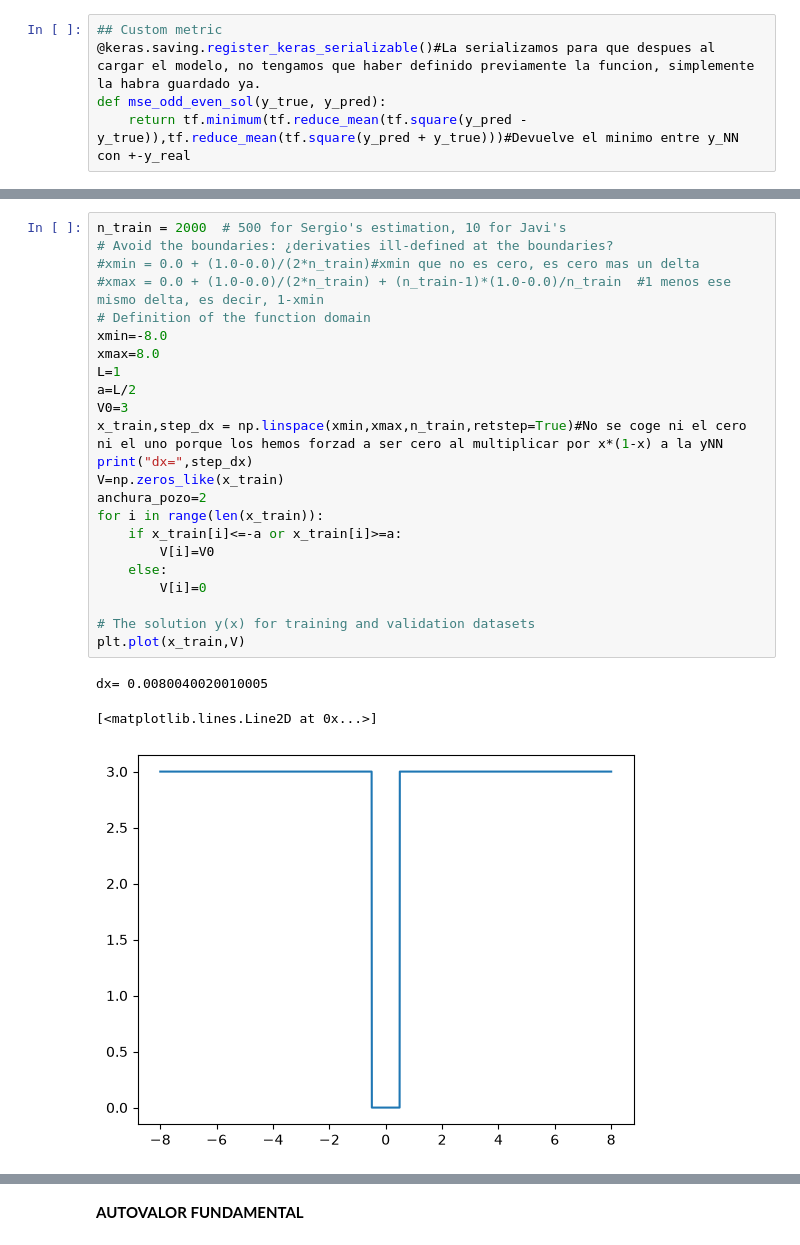
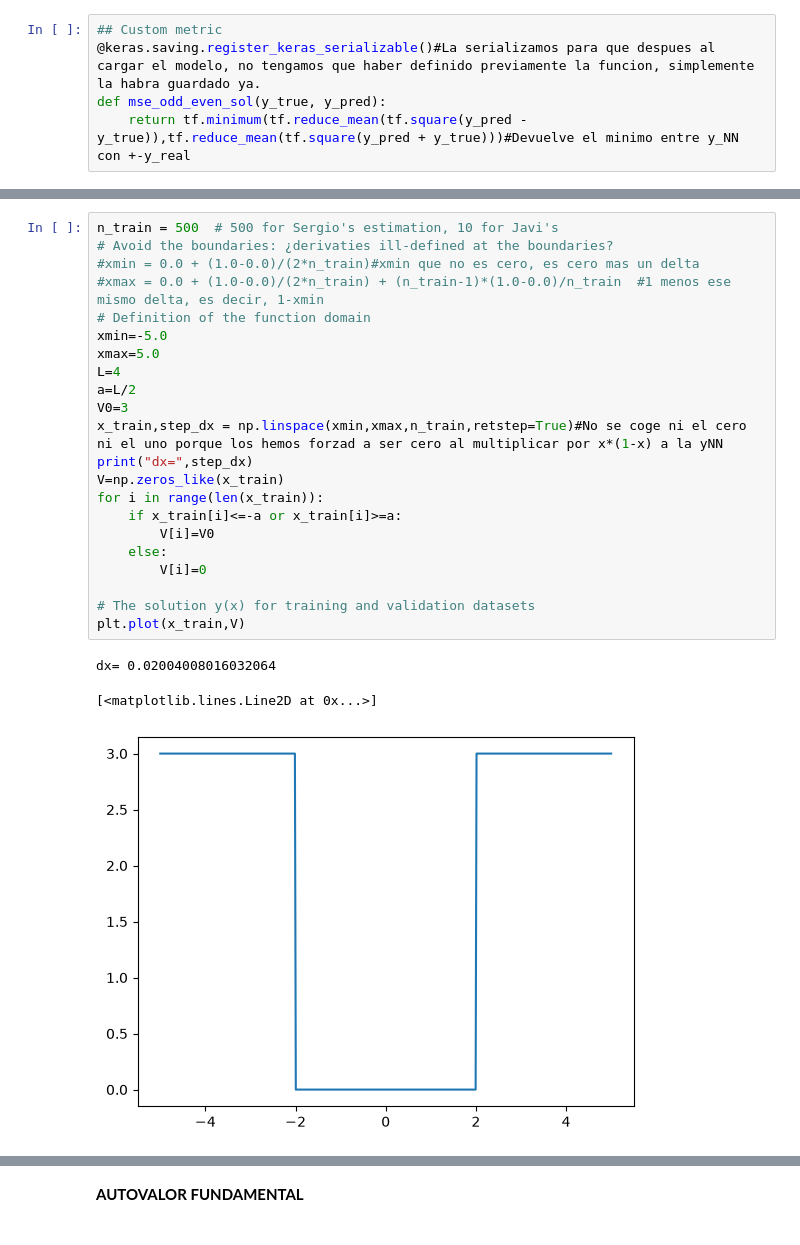
Before and after one commit to rubenfolch/PINNS, a Jupyter notebook: Pozo_finito/Pozo_finito.ipynb, the cells around one changed output, grey strips where cells are left out. Saved outputs shown, nothing was run; the diff lists cells and outputs as text.

```diff
--- a/Pozo_finito/Pozo_finito.ipynb
+++ b/Pozo_finito/Pozo_finito.ipynb
@@ -111,27 +105,26 @@ checkpoint_callback = ModelCheckpoint(
 # %%
-n_train = 2000  # 500 for Sergio's estimation, 10 for Javi's
+n_train = 500  # 500 for Sergio's estimation, 10 for Javi's
 # Avoid the boundaries: ¿derivaties ill-defined at the boundaries?
 #xmin = 0.0 + (1.0-0.0)/(2*n_train)#xmin que no es cero, es cero mas un delta
 #xmax = 0.0 + (1.0-0.0)/(2*n_train) + (n_train-1)*(1.0-0.0)/n_train  #1 menos ese mismo delta, es decir, 1-xmin
 # Definition of the function domain
-xmin=-8.0
-xmax=8.0
-L=1
+xmin=-5.0
+xmax=5.0
+L=4
 a=L/2
 V0=3
 x_train,step_dx = np.linspace(xmin,xmax,n_train,retstep=True)#No se coge ni el cero ni el uno porque los hemos forzad a ser cero al multiplicar por x*(1-x) a la yNN
 print("dx=",step_dx)
 V=np.zeros_like(x_train)
-anchura_pozo=2
 for i in range(len(x_train)):
     if x_train[i]<=-a or x_train[i]>=a:
         V[i]=V0
     else:
         V[i]=0
 
 # The solution y(x) for training and validation datasets
 plt.plot(x_train,V)
 # %% [output]
-dx= 0.0080040020010005
+dx= 0.02004008016032064
 [<matplotlib.lines.Line2D at 0x...>]
-[figure, old version]
+[figure, new version]
```
Also changed, not shown: parts of 15 cells of this notebook, 4 other files.
